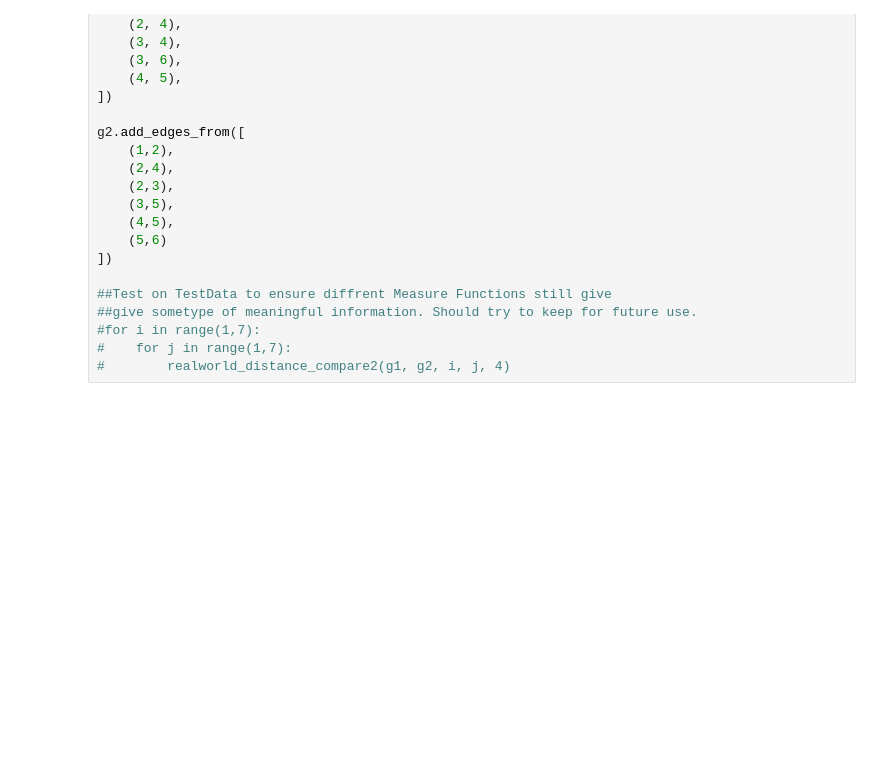
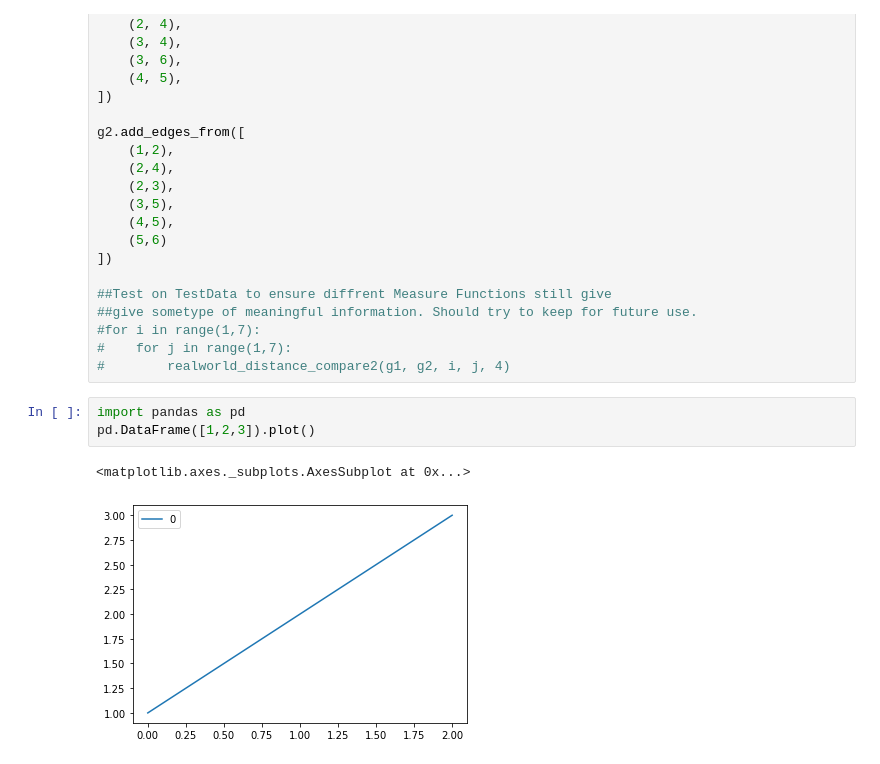
Before and after one commit to cultlead3r/similaritymms, a Jupyter notebook: MMS_Dullah.ipynb, the cells around one changed output. Cells and saved outputs as stored; diff of their text form; blank space fills up the shorter version.

```diff
--- a/MMS_Dullah.ipynb
+++ b/MMS_Dullah.ipynb
@@ -314,3 +438,9 @@ g2.add_edges_from([
 #for i in range(1,7):
 #    for j in range(1,7):
 #        realworld_distance_compare2(g1, g2, i, j, 4)
+# %%
+import pandas as pd
+pd.DataFrame([1,2,3]).plot()
+# %% [output]
+<matplotlib.axes._subplots.AxesSubplot at 0x...>
+[figure, added]
```
Also changed, not shown: parts of 8 cells of this notebook, 3 other files.
